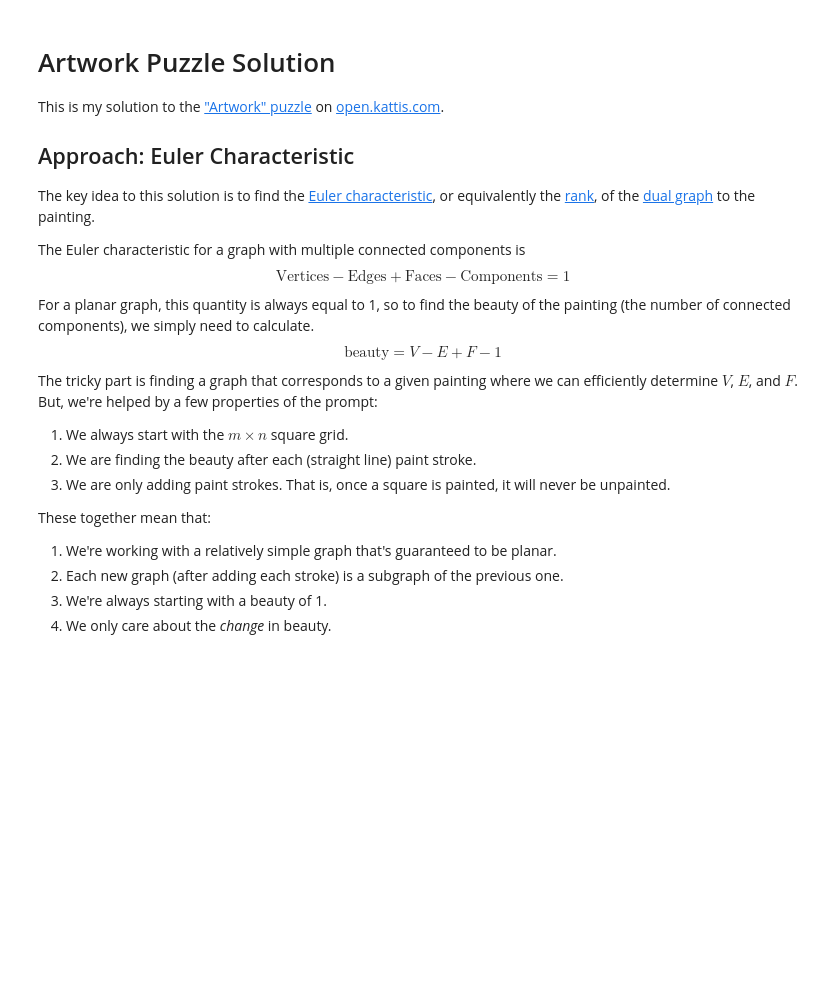
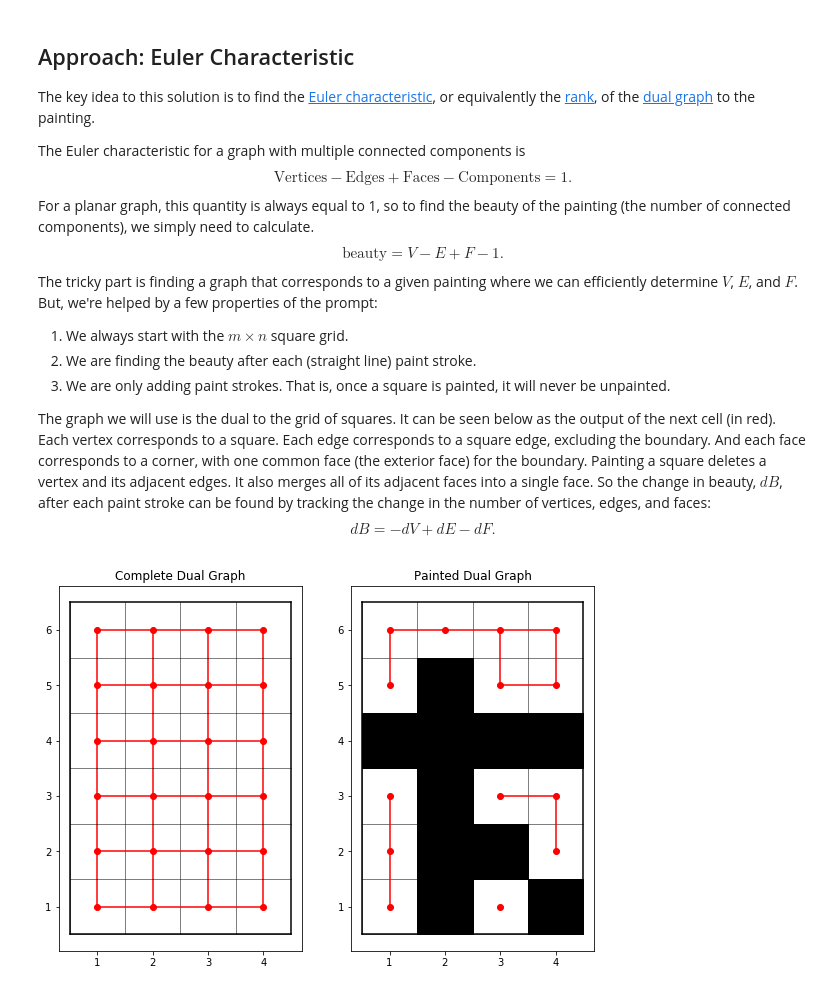
Before and after one commit to Kreswell/Small-Projects, a Jupyter notebook: Artwork Puzzle.ipynb, the cells around one changed output. Cells and saved outputs as stored; diff of their text form; code cells hidden in the pictures; blank space fills up the shorter version.

```diff
--- a/Artwork Puzzle.ipynb
+++ b/Artwork Puzzle.ipynb
@@ -1,21 +11,72 @@
 # %% [markdown]
-# Artwork Puzzle Solution
-This is my solution to the ["Artwork" puzzle](https://open.kattis.com/problems/artwork) on [open.kattis.com](open.kattis.com).
-
 ## Approach: Euler Characteristic
 The key idea to this solution is to find the [Euler characteristic](https://en.wikipedia.org/wiki/Euler_characteristic), or equivalently the [rank](https://en.wikipedia.org/wiki/Rank_(graph_theory)), of the [dual graph](https://en.wikipedia.org/wiki/Dual_graph) to the painting.
 
 The Euler characteristic for a graph with multiple connected components is
-$$ \text{Vertices} - \text{Edges} + \text{Faces} - \text{Components} = 1$$
+$$ \text{Vertices} - \text{Edges} + \text{Faces} - \text{Components} = 1.$$
 For a planar graph, this quantity is always equal to 1, so to find the beauty of the painting (the number of connected components), we simply need to calculate.
-$$ \text{beauty} = V - E + F - 1 $$
+$$ \text{beauty} = V - E + F - 1. $$
 The tricky part is finding a graph that corresponds to a given painting where we can efficiently determine $V$, $E$, and $F$. But, we're helped by a few properties of the prompt:
 1. We always start with the $m \times n$ square grid.
 2. We are finding the beauty after each (straight line) paint stroke.
 3. We are only adding paint strokes. That is, once a square is painted, it will never be unpainted.
 
-These together mean that:
-1. We're working with a relatively simple graph that's guaranteed to be planar.
-2. Each new graph (after adding each stroke) is a subgraph of the previous one.
-3. We're always starting with a beauty of 1.
-4. We only care about the *change* in beauty.
+The graph we will use is the dual to the grid of squares. It can be seen below as the output of the next cell (in red). Each vertex corresponds to a square. Each edge corresponds to a square edge, excluding the boundary. And each face corresponds to a corner, with one common face (the exterior face) for the boundary. Painting a square deletes a vertex and its adjacent edges. It also merges all of its adjacent faces into a single face. So the change in beauty, $dB$, after each paint stroke can be found by tracking the change in the number of vertices, edges, and faces:
+$$ dB = -dV + dE - dF.$$
+# %%
+import matplotlib.pyplot as plt
+#import numpy as np
+#from matplotlib import collections
+m = 4
+n = 6
+
+stroke = []
+stroke.append([[1.5,2.5,2.5,1.5],[0.5,0.5,5.5,5.5]])
+stroke.append([[0.5,4.5,4.5,0.5],[3.5,3.5,4.5,4.5]])
+stroke.append([[2.5,3.5,3.5,2.5],[1.5,1.5,2.5,2.5]])
+stroke.append([[3.5,4.5,4.5,3.5],[0.5,0.5,1.5,1.5]])
+
+fig = plt.figure(figsize=(m/(m+n)*2*12, n/(m+n)*12))
+
+ax1 = fig.add_subplot(1,2,1)
+ax1.title.set_text('Complete Dual Graph')
+ax1.set_aspect('equal')
+for mi in range(m):
+    ax1.plot([mi+0.5,mi+0.5],[0.5,n+0.5],color='k',linewidth=0.5)
+    ax1.plot([mi+1,mi+1],[1,n],color='r')
+    for ni in range(n):
+        ax1.scatter(mi+1,ni+1,color='r')
+for ni in range(n):
+    ax1.plot([0.5,m+0.5],[ni+0.5,ni+0.5],color='k',linewidth=0.5)
+    ax1.plot([1,m],[ni+1,ni+1],color='r')
+ax1.plot([0.5,0.5],[0.5,n+0.5],color='k')
+ax1.plot([0.5,m+0.5],[0.5,0.5],color='k')
+ax1.plot([m+0.5,m+0.5],[0.5,n+0.5],color='k')
+ax1.plot([0.5,m+0.5],[n+0.5,n+0.5],color='k')
+
+ax2 = fig.add_subplot(1,2,2)
+ax2.title.set_text('Painted Dual Graph')
+ax2.set_aspect('equal')
+for mi in range(m):
+    ax2.plot([mi+0.5,mi+0.5],[0.5,n+0.5],color='k',linewidth=0.5)
+for ni in range(n):
+    ax2.plot([0.5,m+0.5],[ni+0.5,ni+0.5],color='k',linewidth=0.5)
+ax2.plot([0.5,0.5],[0.5,n+0.5],color='k')
+ax2.plot([0.5,m+0.5],[0.5,0.5],color='k')
+ax2.plot([m+0.5,m+0.5],[0.5,n+0.5],color='k')
+ax2.plot([0.5,m+0.5],[n+0.5,n+0.5],color='k')
+ax2.scatter([1,3,1,4,1,3,4,1,3,4,1,2,3,4],[1,1,2,2,3,3,3,5,5,5,6,6,6,6],color='r')
+ax2.plot([1,1],[1,3],color='r')
+ax2.plot([4,4],[2,3],color='r')
+ax2.plot([3,4],[3,3],color='r')
+ax2.plot([1,1],[5,6],color='r')
+ax2.plot([3,4],[5,5],color='r')
+ax2.plot([3,3],[5,6],color='r')
+ax2.plot([4,4],[5,6],color='r')
+ax2.plot([1,4],[6,6],color='r')
+for st in stroke:
+    ax2.fill(st[0],st[1],color='k')
+
+plt.show()
+# %% [output]
+[figure, added]
```
Also changed, not shown: parts of 3 cells of this notebook.
